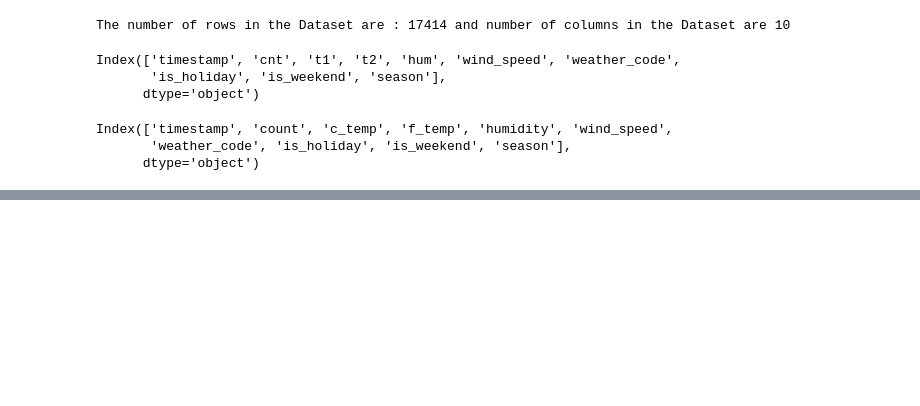
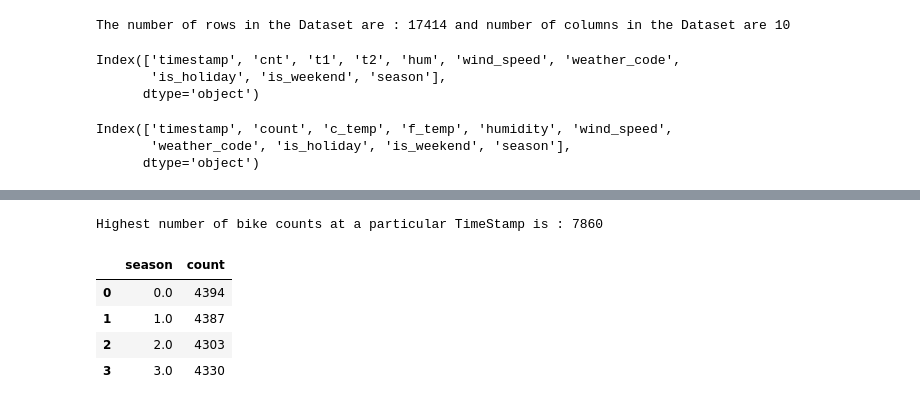
Before and after one commit to ilovedata6/London_Bike_Sharing, a Jupyter notebook: bike_sharing.ipynb, the cells around one changed output, grey strips where cells are left out. Cells and saved outputs as stored; diff of their text form; code cells hidden in the pictures; blank space fills up the shorter version.

```diff
--- a/bike_sharing.ipynb
+++ b/bike_sharing.ipynb
@@ -52,0 +83,17 @@ Index(['timestamp', 'count', 'c_temp', 'f_temp', 'humidity', 'wind_speed',
+# %%
+# Highest Number of Bike counts at a particular time stamp
+
+highest_count = df['count'].max()
+print(f"Highest number of bike counts at a particular TimeStamp is : {highest_count}")
+# %% [output]
+Highest number of bike counts at a particular TimeStamp is : 7860
+# %%
+# Count the bike rides per season
+grouped_seasons = df.groupby(['season'])['count'].count().reset_index()
+grouped_seasons
+# %% [output]
+|  | season | count |
+| 0 | 0.0 | 4394 |
+| 1 | 1.0 | 4387 |
+| 2 | 2.0 | 4303 |
+| 3 | 3.0 | 4330 |
```
Also changed, not shown: parts of 19 cells of this notebook.
